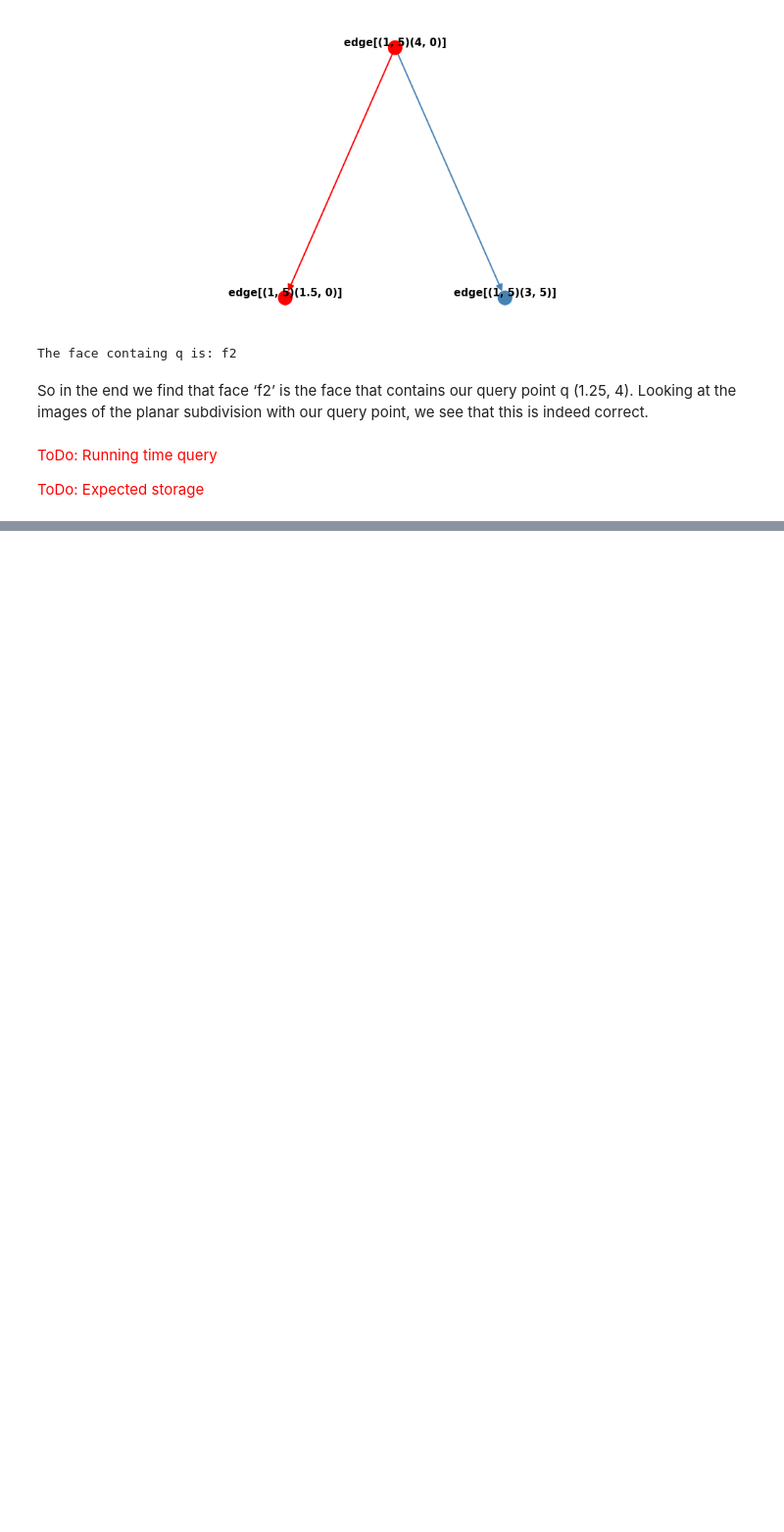
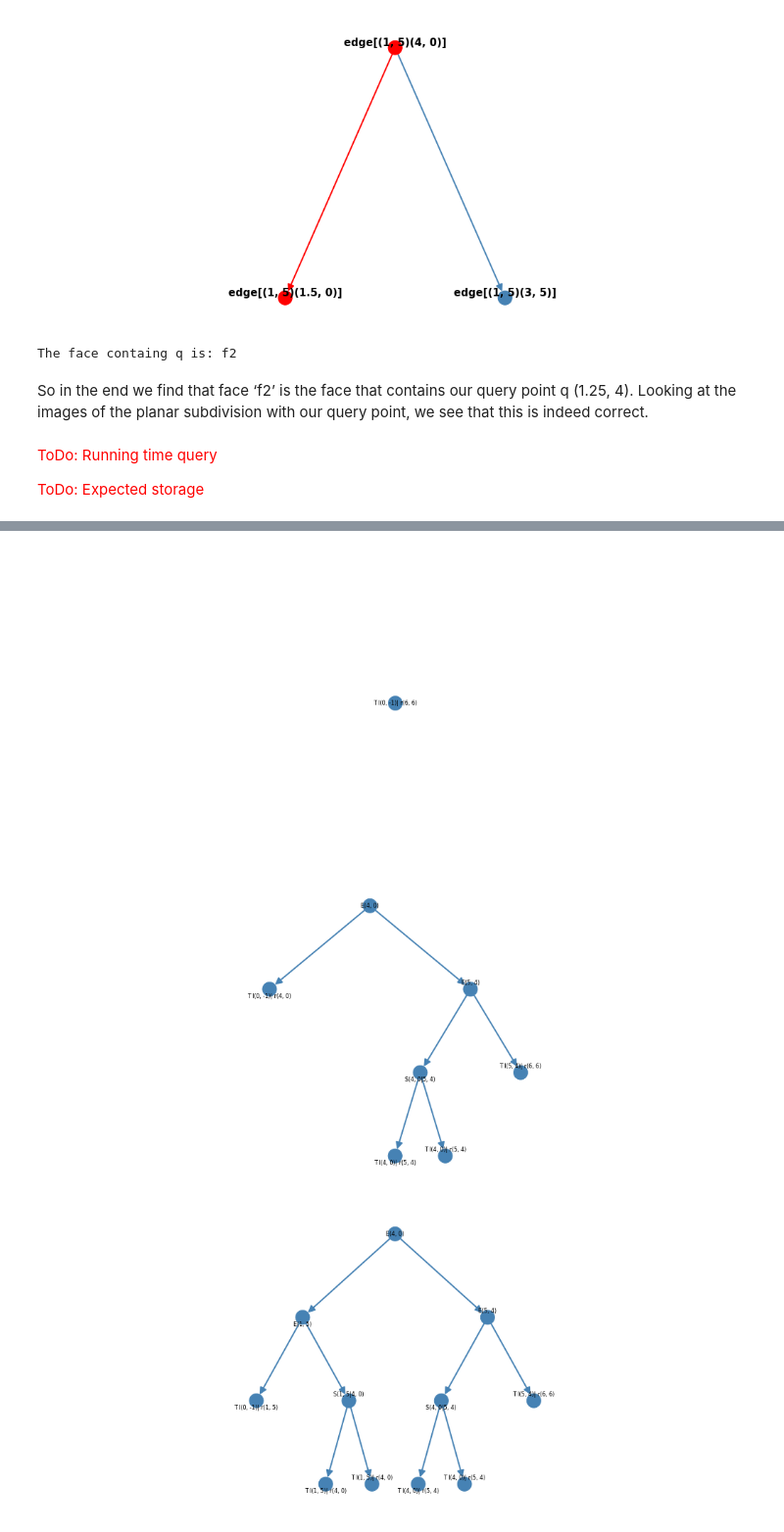
Before and after one commit to t1jsh111/2IMA15, a Jupyter notebook: notebook.ipynb, the cells around one changed output, grey strips where cells are left out. Shown at 98% size. Saved outputs shown, nothing was run; the diff lists cells and outputs as text; code cells hidden in the pictures; blank space fills up the shorter version.

```diff
--- a/notebook.ipynb
+++ b/notebook.ipynb
@@ -148,0 +193,9 @@ The first algorithm we discussed had a query complexity of $O(\log n)$
+# %%
+import complex_algorithm.search_tree_nodes as ds
+import complex_algorithm.search_tree as st
+import complex_algorithm.algorithm as alg
+
+segments = myDCEL.get_edges()
+outer_face = myDCEL.outer_face
+outer_face_trapezoid = ds.Trapezoid(outer_face.bottom_left, outer_face.upper_right,
+                                     outer_face.top_segment, outer_face.bottom_segment)
@@ -148,0 +210,21 @@ The first algorithm we discussed had a query complexity of $O(\log n)$
+# %%
+import random as random
+
+# Base:
+# Search tree is initialized with the outer_face trapezoid
+search_structure = st.SearchStructure(outer_face_trapezoid)
+# Print search structure in the base case
+search_structure.show_search_structure()
+
+
+random.shuffle(segments)
+#Constructive Step
+for segment in segments:
+    intersecting_trapezoid_nodes = alg.follow_segment(search_structure, segment) # sorted intersection list
+    search_structure.replace_intersecting_trapezoid_nodes_for_segment_addition(intersecting_trapezoid_nodes,
+                                                                                   segment)
+    search_structure.show_search_structure()
+# %% [output]
+[figure, added]
+[figure, added]
+[figure, added]
```
Also changed, not shown: parts of 19 cells of this notebook, 6 other files.
